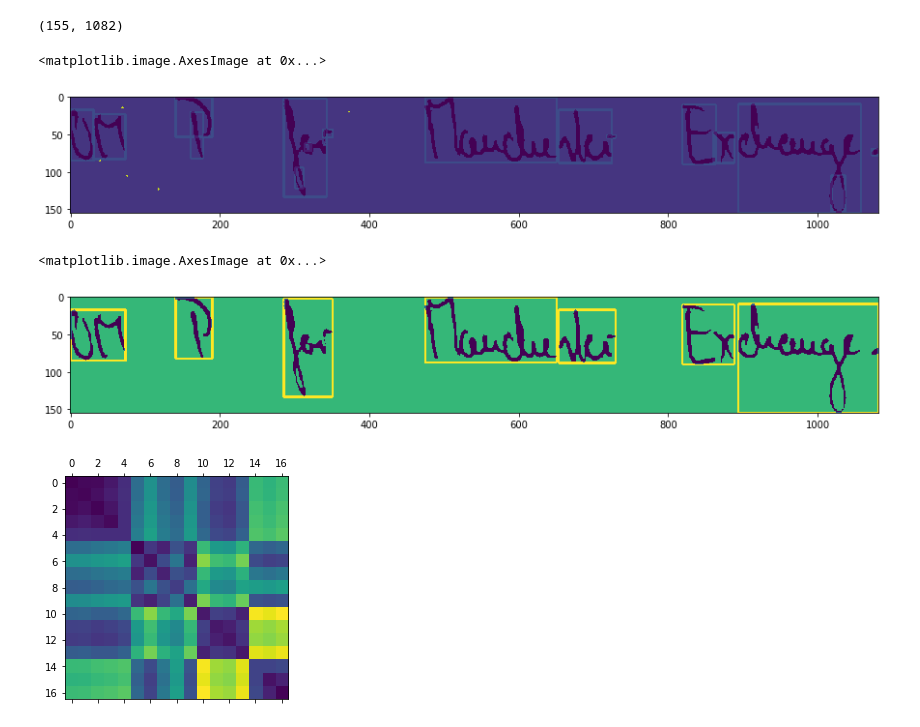
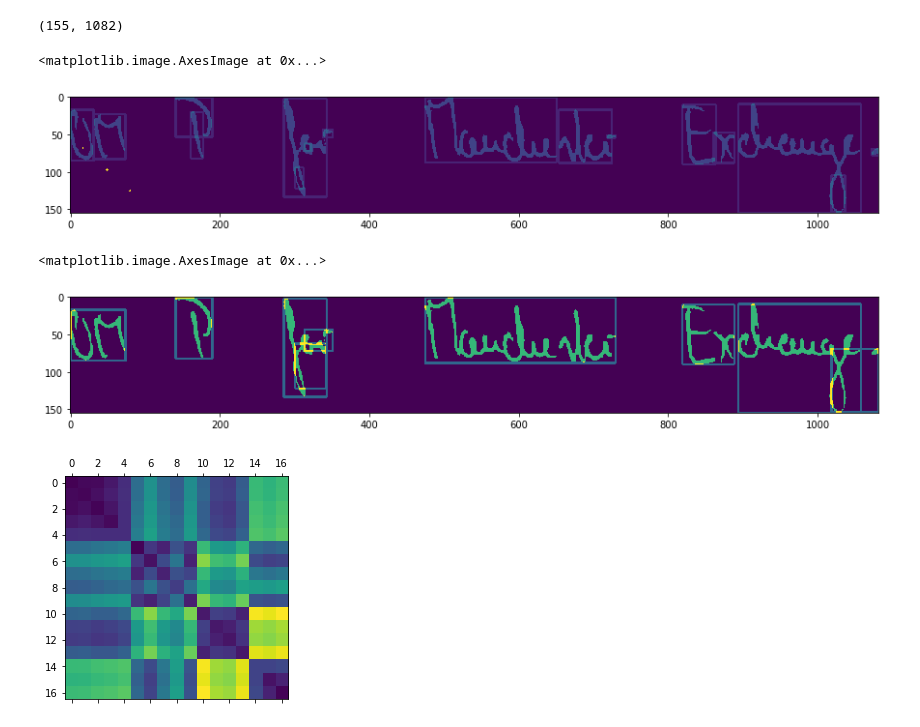
Before and after one commit to selimfirat/nino-server, a Jupyter notebook: nino/seg/lineseg.ipynb, the cells around one changed output. Cells and saved outputs as stored; diff of their text form; code cells hidden in the pictures.

```diff
--- a/nino/seg/lineseg.ipynb
+++ b/nino/seg/lineseg.ipynb
@@ -22,6 +22,6 @@ reload(ds)
 # %%
 %%time
 lins = ds.IAMDataset('lines',
-                     '/Users/atadenizaydin/Documents/course material/cs491/nino-server/mxnet/dataset/iamdataset',
+                     '/Users/atadenizaydin/Documents/course material/cs491/mxnet/dataset/iamdataset',
                      msb=True, tabulate=True, sort=True)
 # %% [output]
@@ -136,7 +136,7 @@ reload(bb)
 # %%
 rects = [bb.Rect(x0,y0,x0+w,y0+h) for (x0,y0,w,h) in rects]
 # %%
-rimg = np.zeros(ac2.shape, dtype='int8')
+rimg = np.zeros(ab.shape, dtype='int8')
 for rect in rects:
     rimg = cv2.rectangle(rimg, (rect.x0, rect.y1), (rect.x1, rect.y0), 255, 2)
 # %%
@@ -207,7 +211,9 @@ class DAWordSegmentor(skl.base.BaseEstimator, skl.base.TransformerMixin):
         self.area = []
 
         self.X = np.array([rect.center() for rect in rects])
-        self.y = self.X + self.epsilon * (T/2)**.5 * self.rand.randn(*self.X.shape)
+        # self.y = self.X + self.epsilon * (T/2)**.5 * self.rand.randn(*self.X.shape)
+        self.y = self.epsilon * self.rand.randn(*self.X.shape) # * self.X.std()
+        self.y += self.X.mean(axis=0)
 
         self.min_d = None
         # self.min_T = T
@@ -218,7 +224,7 @@ class DAWordSegmentor(skl.base.BaseEstimator, skl.base.TransformerMixin):
         t = 0
         while T:
             t += 1
-            if T <= self.T_min and (self.iters is None or t >= self.iters):
+            if T <= self.T_min or (self.iters is None or t >= self.iters):
                 T = 0 # last iteration with hard assignments
 
             # perform em updates until convergence
@@ -236,7 +242,7 @@ class DAWordSegmentor(skl.base.BaseEstimator, skl.base.TransformerMixin):
             # cool temp, if critical temp reached for cluster split it
             T *= self.alpha
 
-            self.y += self.epsilon * (T_max/2)**.5 * self.rand.randn(*self.y.shape)
+            self.y += self.epsilon * self.rand.randn(*self.y.shape) # * (T/2)**.5
 
         return self
 
@@ -360,7 +366,7 @@ class DAWordSegmentor(skl.base.BaseEstimator, skl.base.TransformerMixin):
                 res[k] = sum(res[k], res[k][0])
         return res
 # %%
-seg = DAWordSegmentor(iters=50, verbose=5, T_min=1e-2, metric='avg')
+seg = DAWordSegmentor(iters=30, verbose=5, metric='avg')
 # %%
 %%time
 seg.fit(rects)
@@ -443,10 +440,10 @@ for y in seg.y:
 # %%
 fig = plt.figure()
 fig.set_size_inches(15, 8)
-plt.imshow(5*mask+rimg+ac2)
+plt.imshow(5*mask+rimg+ab)
 # %% [output]
 <matplotlib.image.AxesImage at 0x...>
-[figure, old version]
+[figure, new version]
 # %%
 ys = np.nonzero(seg.pc>0)[0]
 # %%
@@ -458,10 +455,10 @@ for y in ys:
 # %%
 fig = plt.figure()
 fig.set_size_inches(15, 8)
-plt.imshow(rimg1+ac2)
+plt.imshow(rimg1+ab)
 # %% [output]
 <matplotlib.image.AxesImage at 0x...>
-[figure, old version]
+[figure, new version]
 # %%
 from sklearn.cluster import DBSCAN
 db = skl.cluster.AffinityPropagation(affinity='precomputed').fit(-dists)
```
Also changed, not shown: parts of 14 cells of this notebook, 7 other files.
